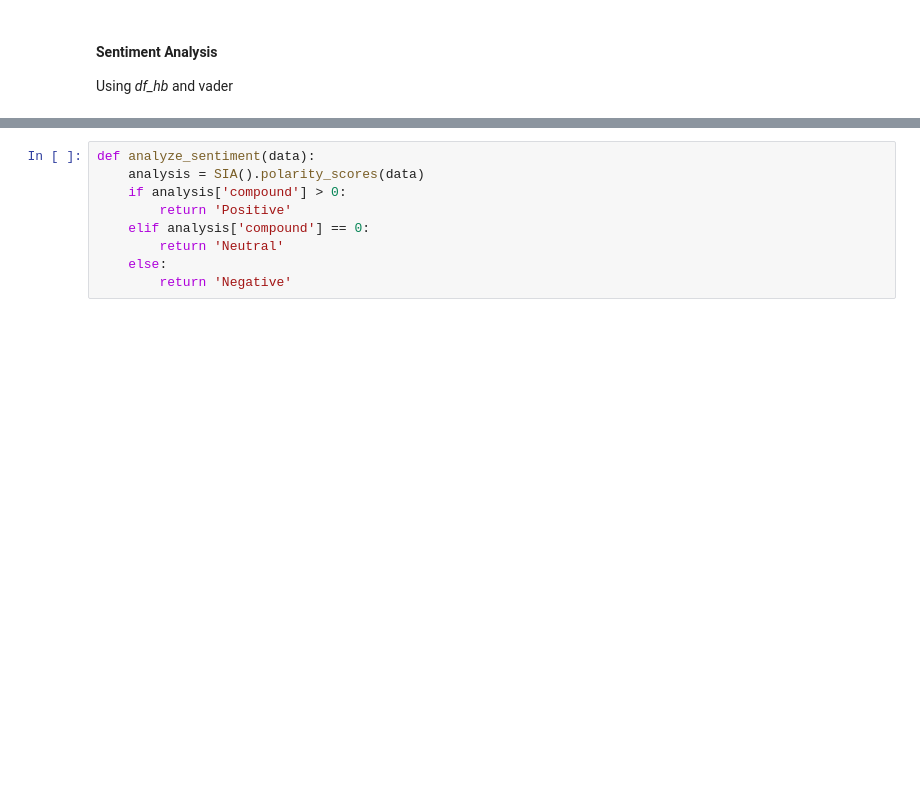
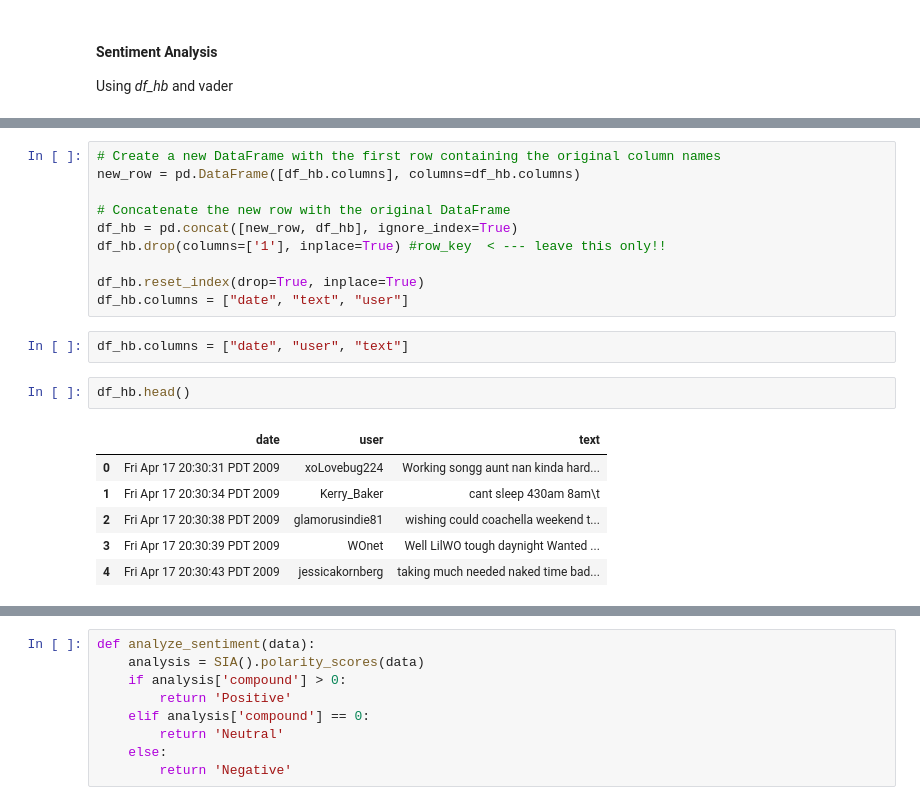
Before and after one commit to sbs23006/Big-data-time-series-forecasting, a Jupyter notebook: DataProcessing.ipynb, the cells around one changed output, grey strips where cells are left out. Drawn from its saved outputs; the diff is of its cells as text; blank space fills up the shorter version.

```diff
--- a/DataProcessing.ipynb
+++ b/DataProcessing.ipynb
@@ -232,3 +242,24 @@ Using *df_hb* and vader
+# %%
+# Create a new DataFrame with the first row containing the original column names
+new_row = pd.DataFrame([df_hb.columns], columns=df_hb.columns)
+
+# Concatenate the new row with the original DataFrame
+df_hb = pd.concat([new_row, df_hb], ignore_index=True)
+df_hb.drop(columns=['1'], inplace=True) #row_key  < --- leave this only!!
+
+df_hb.reset_index(drop=True, inplace=True)
+df_hb.columns = ["date", "text", "user"]
+# %%
+df_hb.columns = ["date", "user", "text"]
+# %%
+df_hb.head()
+# %% [output]
+|  | date | user | text |
+| 0 | Fri Apr 17 20:30:31 PDT 2009 | xoLovebug224 | Working songg aunt nan kinda hard... |
+| 1 | Fri Apr 17 20:30:34 PDT 2009 | Kerry_Baker | cant sleep 430am 8am\t |
+| 2 | Fri Apr 17 20:30:38 PDT 2009 | glamorusindie81 | wishing could coachella weekend t... |
+| 3 | Fri Apr 17 20:30:39 PDT 2009 | WOnet | Well LilWO tough daynight Wanted ... |
+| 4 | Fri Apr 17 20:30:43 PDT 2009 | jessicakornberg | taking much needed naked time bad... |
 # %%
 import nltk
 from nltk.tokenize import word_tokenize, RegexpTokenizer # tokenize words
```
Also changed, not shown: parts of 7 cells of this notebook.
